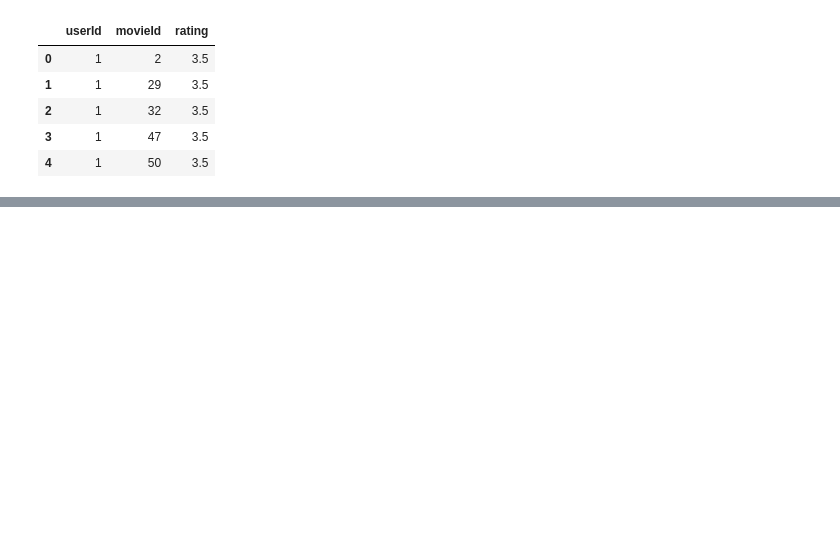
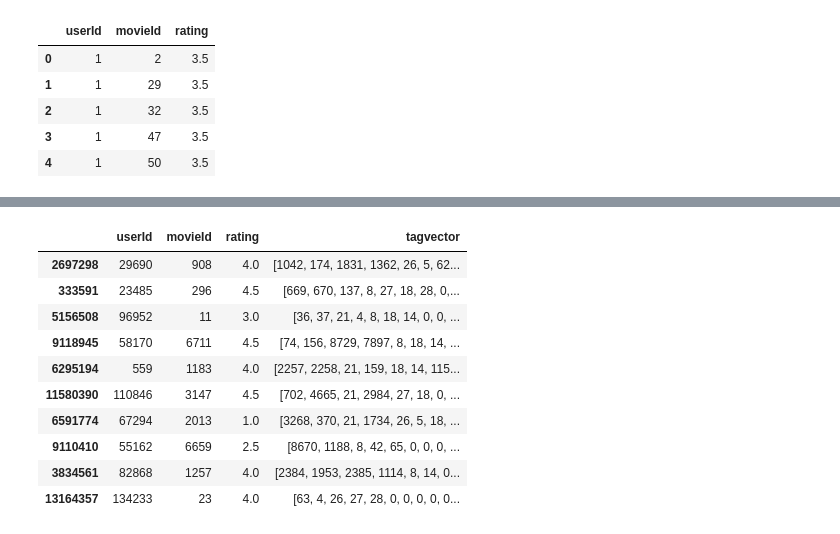
Before and after one commit to tikendraw/movie-recommender-system-collaborative-filtering, a Jupyter notebook: notebooks/recommeder_nb.ipynb, the cells around one changed output, grey strips where cells are left out. Drawn from its saved outputs; the diff is of its cells as text; code cells hidden in the pictures; blank space fills up the shorter version.

```diff
--- a/notebooks/recommeder_nb.ipynb
+++ b/notebooks/recommeder_nb.ipynb
@@ -126,6 +126,6 @@ user_df = pd.read_csv(data_dir/'rating.csv', usecols=['userId','movieId','rating
 # %%
 # this columns are using too much precision for very low values, lowering the datatype precision
-user_df['movieId'] = user_df['movieId'].astype('int16')
-user_df['userId'] = user_df['userId'].astype('int16')
-user_df['rating'] = user_df['rating'].astype('float16')
+user_df['movieId'] = user_df['movieId'].astype('int32')
+user_df['userId'] = user_df['userId'].astype('int32')
+user_df['rating'] = user_df['rating'].astype('float32')
 print()
@@ -157,0 +316,4 @@ user_df.head()
+# %%
+#adapt to data
+vectorizer = IntegerVectorizer(max_seq_length=15, pad_to_max=True)
+vectorizer.adapt(movie_df['tags'].tolist())
@@ -157,0 +322,2 @@ user_df.head()
+# %%
+movie_df['tagvector'] = movie_df['tags'].apply(lambda x : vectorizer.transform([x])[0])
@@ -157,0 +361,16 @@ user_df.head()
+# %%
+user_df = user_df.merge(movie_df[['movieId','tagvector']], on='movieId')
+# %%
+user_df.sample(10)
+# %% [output]
+|  | userId | movieId | rating | tagvector |
+| 2697298 | 29690 | 908 | 4.0 | [1042, 174, 1831, 1362, 26, 5, 62... |
+| 333591 | 23485 | 296 | 4.5 | [669, 670, 137, 8, 27, 18, 28, 0,... |
+| 5156508 | 96952 | 11 | 3.0 | [36, 37, 21, 4, 8, 18, 14, 0, 0, ... |
+| 9118945 | 58170 | 6711 | 4.5 | [74, 156, 8729, 7897, 8, 18, 14, ... |
+| 6295194 | 559 | 1183 | 4.0 | [2257, 2258, 21, 159, 18, 14, 115... |
+| 11580390 | 110846 | 3147 | 4.5 | [702, 4665, 21, 2984, 27, 18, 0, ... |
+| 6591774 | 67294 | 2013 | 1.0 | [3268, 370, 21, 1734, 26, 5, 18, ... |
+| 9110410 | 55162 | 6659 | 2.5 | [8670, 1188, 8, 42, 65, 0, 0, 0, ... |
+| 3834561 | 82868 | 1257 | 4.0 | [2384, 1953, 2385, 1114, 8, 14, 0... |
+| 13164357 | 134233 | 23 | 4.0 | [63, 4, 26, 27, 28, 0, 0, 0, 0, 0... |
```
Also changed, not shown: parts of 28 cells of this notebook.
